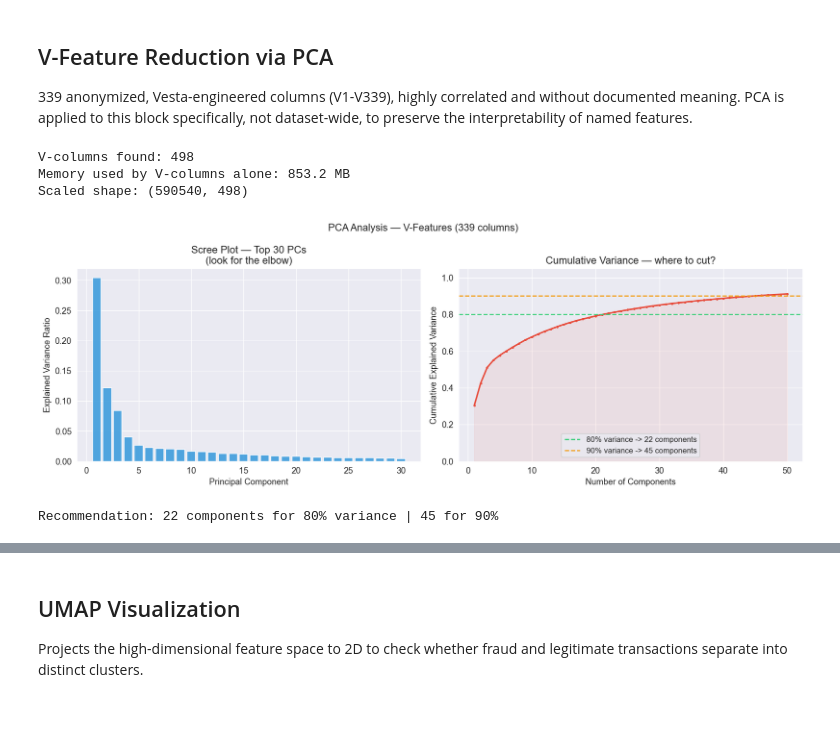
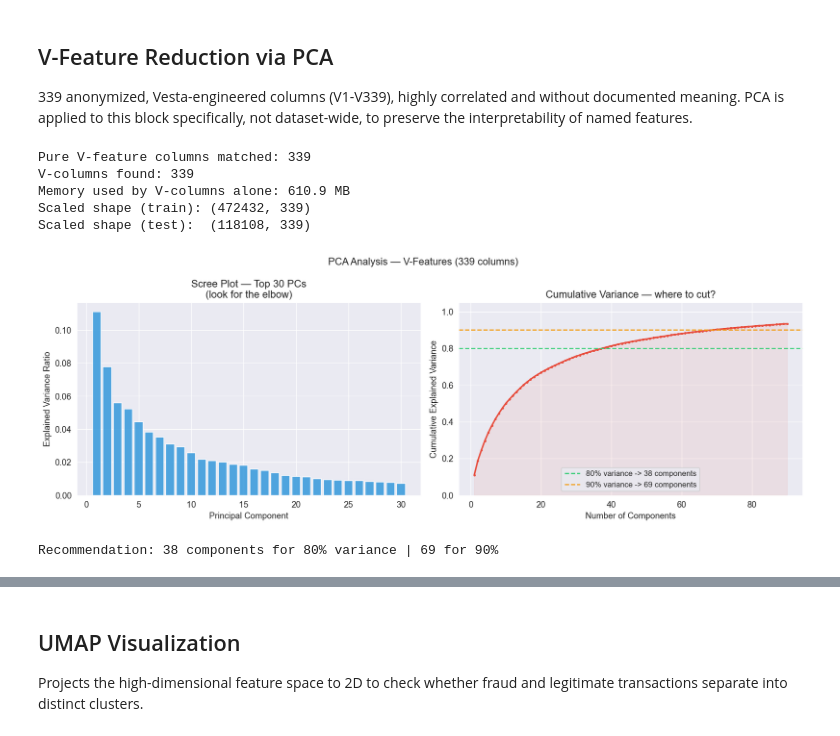
Before and after one commit to RezBezzy/project-ieee-fraud-detection-shap, a Jupyter notebook: notebooks/02_EDA_and_Imbalance_Analysis.ipynb, the cells around one changed output, grey strips where cells are left out. Saved outputs shown, nothing was run; the diff lists cells and outputs as text; code cells hidden in the pictures.

```diff
--- a/notebooks/02_EDA_and_Imbalance_Analysis.ipynb
+++ b/notebooks/02_EDA_and_Imbalance_Analysis.ipynb
@@ -43,13 +40,13 @@ missingness rate itself differs between fraud and non-fraud transactions
 a feature rather than discarded.
 # %%
 # Overall missing rate per column
-total_missing = train.isnull().mean().rename('missing_rate_total')
+total_missing    = split_train.isnull().mean().rename('missing_rate_total')
 
 # Missing rate ONLY in fraud transactions
-fraud_missing = train[train['isFraud'] == 1].isnull().mean().rename('missing_rate_fraud')
+fraud_missing    = split_train[split_train['isFraud'] == 1].isnull().mean().rename('missing_rate_fraud')
 
 # Missing rate ONLY in legitimate transactions
-nonfraud_missing = train[train['isFraud'] == 0].isnull().mean().rename('missing_rate_nonfraud')
+nonfraud_missing = split_train[split_train['isFraud'] == 0].isnull().mean().rename('missing_rate_nonfraud')
 
 # Combine into one DataFrame for easy comparison
 missing_df = pd.concat([total_missing, fraud_missing, nonfraud_missing], axis=1)
@@ -188,60 +183,71 @@ Email Domain Match Analysis:
 without documented meaning. PCA is applied to this block specifically, not
 dataset-wide, to preserve the interpretability of named features.
 # %%
-v_cols = [c for c in train.columns if c.startswith('V')]
+v_cols = [c for c in split_train.columns if c.startswith('V') and c[1:].isdigit()]
+print(f'Pure V-feature columns matched: {len(v_cols)}')
+assert len(v_cols) == 339, f'Expected 339 V-features, got {len(v_cols)} -- check filter logic'
+
 print(f'V-columns found: {len(v_cols)}')
-print(f'Memory used by V-columns alone: {train[v_cols].memory_usage().sum() / 1024**2:.1f} MB')
+print(f'Memory used by V-columns alone: {split_train[v_cols].memory_usage().sum() / 1024**2:.1f} MB')
 
-V = train[v_cols].copy()
+V_train = split_train[v_cols].copy()
+V_test  = split_test[v_cols].copy()
 
-V = V.fillna(V.median()) # PCA cannot handle NaN
+v_median = V_train.median()
+V_train = V_train.fillna(v_median)
+V_test  = V_test.fillna(v_median)
 
-scaler = StandardScaler() # scale before PCA so no feature dominates by magnitude
-V_scaled = scaler.fit_transform(V)
-print(f'Scaled shape: {V_scaled.shape}')
+scaler = StandardScaler()
+V_train_scaled = scaler.fit_transform(V_train)
+V_test_scaled  = scaler.transform(V_test)
+
+print(f'Scaled shape (train): {V_train_scaled.shape}')
+print(f'Scaled shape (test):  {V_test_scaled.shape}')
 # %% [output]
-V-columns found: 498
-Memory used by V-columns alone: 853.2 MB
-Scaled shape: (590540, 498)
+Pure V-feature columns matched: 339
+V-columns found: 339
+Memory used by V-columns alone: 610.9 MB
+Scaled shape (train): (472432, 339)
+Scaled shape (test):  (118108, 339)
 # %%
 # Explore: how many components are needed to retain 80% / 90% of variance?
-pca_full = PCA(n_components=50, random_state=42)
-pca_full.fit(V_scaled)
+pca_full = PCA(n_components=90, random_state=42)
+pca_full.fit(V_train_scaled)
 
 explained  = pca_full.explained_variance_ratio_   # % variance per component
 cumulative = np.cumsum(explained)                  # running total
 
 # How many components do we need to explain 80% and 90% of total variance?
 n_80 = np.argmax(cumulative >= 0.80) + 1   # +1 because argmax is 0-indexed
 n_90 = np.argmax(cumulative >= 0.90) + 1
 
 fig, (ax1, ax2) = plt.subplots(1, 2, figsize=(14, 5))
 fig.suptitle('PCA Analysis — V-Features (339 columns)', fontsize=13)
 
 ax1.bar(range(1, 31), explained[:30], color='#3498db', alpha=0.85, edgecolor='white')
 ax1.set_xlabel('Principal Component')
 ax1.set_ylabel('Explained Variance Ratio')
 ax1.set_title('Scree Plot — Top 30 PCs\n(look for the elbow)')
 
-ax2.plot(range(1, 51), cumulative, marker='.', color='#e74c3c', linewidth=2, markersize=4)
+ax2.plot(range(1, 91), cumulative, marker='.', color='#e74c3c', linewidth=2, markersize=4)
 ax2.axhline(0.80, color='#2ecc71', linestyle='--', linewidth=1.5,
             label=f'80% variance -> {n_80} components')
 ax2.axhline(0.90, color='#f39c12', linestyle='--', linewidth=1.5,
             label=f'90% variance -> {n_90} components')
-ax2.fill_between(range(1, 51), cumulative, alpha=0.08, color='#e74c3c')
+ax2.fill_between(range(1, 91), cumulative, alpha=0.08, color='#e74c3c')
 ax2.set_xlabel('Number of Components')
 ax2.set_ylabel('Cumulative Explained Variance')
 ax2.set_title('Cumulative Variance — where to cut?')
 ax2.legend(fontsize=10)
 ax2.set_ylim(0, 1.05)
 
 plt.tight_layout()
 plt.savefig('../reports/pca_scree_v_features.png', dpi=150, bbox_inches='tight')
 plt.show()
 print(f'Recommendation: {n_80} components for 80% variance | {n_90} for 90%')
 # %% [output]
-[figure, old version]
+[figure, new version]
-Recommendation: 22 components for 80% variance | 45 for 90%
+Recommendation: 38 components for 80% variance | 69 for 90%
 # %%
 N_COMPONENTS = max(n_80, 15)
 print(f'Applying PCA with {N_COMPONENTS} components...')
```
Also changed, not shown: parts of 12 cells of this notebook, 26 other files.
